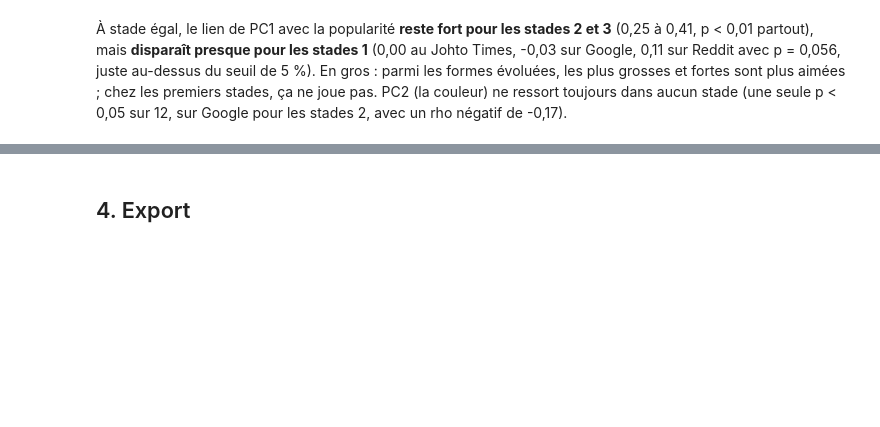
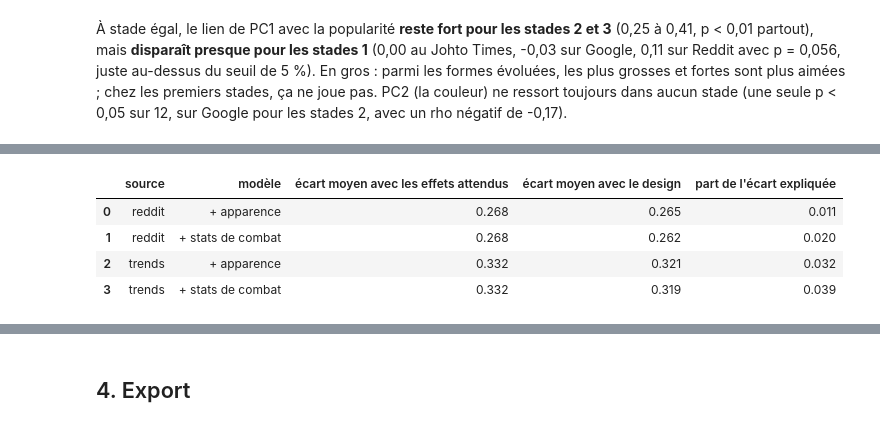
Before and after one commit to Kez0X/projet_pokemon, a Jupyter notebook: notebooks/06_conception.ipynb, the cells around one changed output, grey strips where cells are left out. Saved outputs shown, nothing was run; the diff lists cells and outputs as text; code cells hidden in the pictures; blank space fills up the shorter version.

```diff
--- a/notebooks/06_conception.ipynb
+++ b/notebooks/06_conception.ipynb
@@ -505,0 +522,16 @@ Par contre, **les coefficients des générations ne bougent presque pas** quand
+# %%
+# de combien l'écart moyen entre générations diminue quand on ajoute le design (par rapport au modèle 2)
+lignes = []
+for s in ["reddit", "trends"]:
+    base_ecart = coefs[(s, "+ effets attendus")].abs().mean()
+    for nom in ["+ apparence", "+ stats de combat"]:
+        lignes.append({"source": s, "modèle": nom, "écart moyen avec les effets attendus": round(base_ecart, 3),
+                       "écart moyen avec le design": round(coefs[(s, nom)].abs().mean(), 3),
+                       "part de l'écart expliquée": round(1 - coefs[(s, nom)].abs().mean() / base_ecart, 3)})
+pd.DataFrame(lignes)
+# %% [output]
+|  | source | modèle | écart moyen avec les effets attendus | écart moyen avec le design | part de l'écart expliquée |
+| 0 | reddit | + apparence | 0.268 | 0.265 | 0.011 |
+| 1 | reddit | + stats de combat | 0.268 | 0.262 | 0.020 |
+| 2 | trends | + apparence | 0.332 | 0.321 | 0.032 |
+| 3 | trends | + stats de combat | 0.332 | 0.319 | 0.039 |
```
Also changed, not shown: parts of 16 cells of this notebook.
